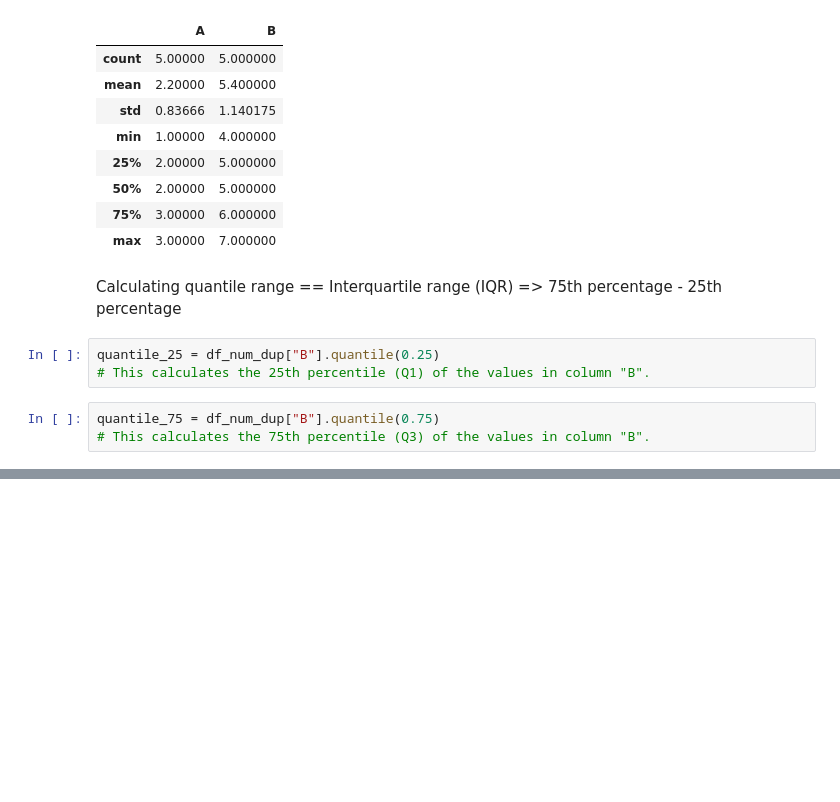
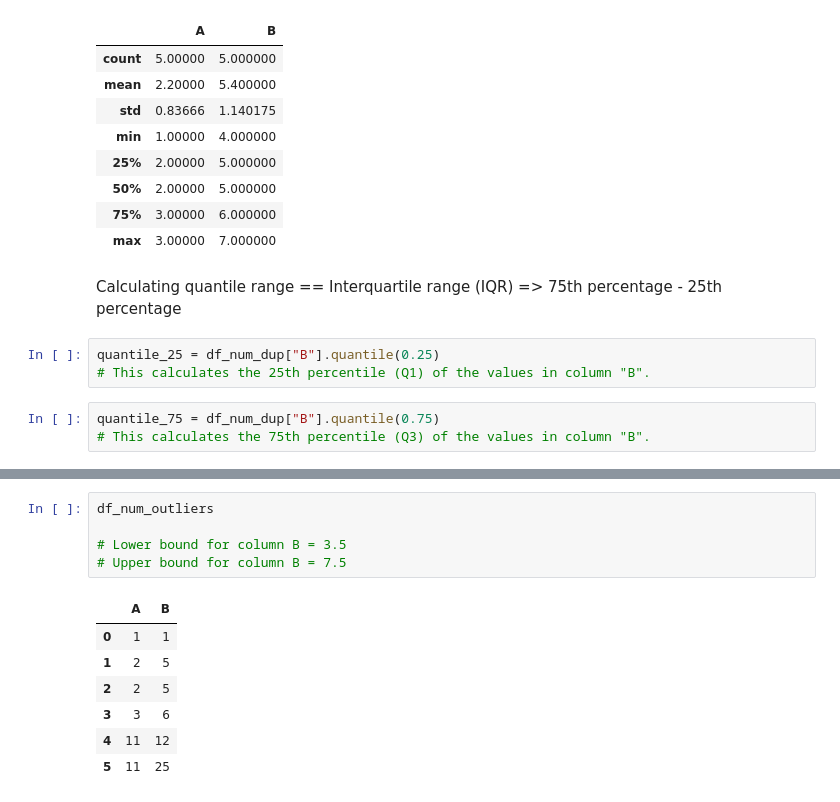
Before and after one commit to srinivasskc/my_datascience_journal, a Jupyter notebook: pandas_notebook.ipynb, the cells around one changed output, grey strips where cells are left out. Cells and saved outputs as stored; diff of their text form; blank space fills up the shorter version.

```diff
--- a/pandas_notebook.ipynb
+++ b/pandas_notebook.ipynb
@@ -1489,0 +1607,13 @@ float(quantile_range)
+# %%
+df_num_outliers
+
+# Lower bound for column B = 3.5
+# Upper bound for column B = 7.5
+# %% [output]
+|  | A | B |
+| 0 | 1 | 1 |
+| 1 | 2 | 5 |
+| 2 | 2 | 5 |
+| 3 | 3 | 6 |
+| 4 | 11 | 12 |
+| 5 | 11 | 25 |
```
Also changed, not shown: parts of 21 cells of this notebook, 1 other file.
